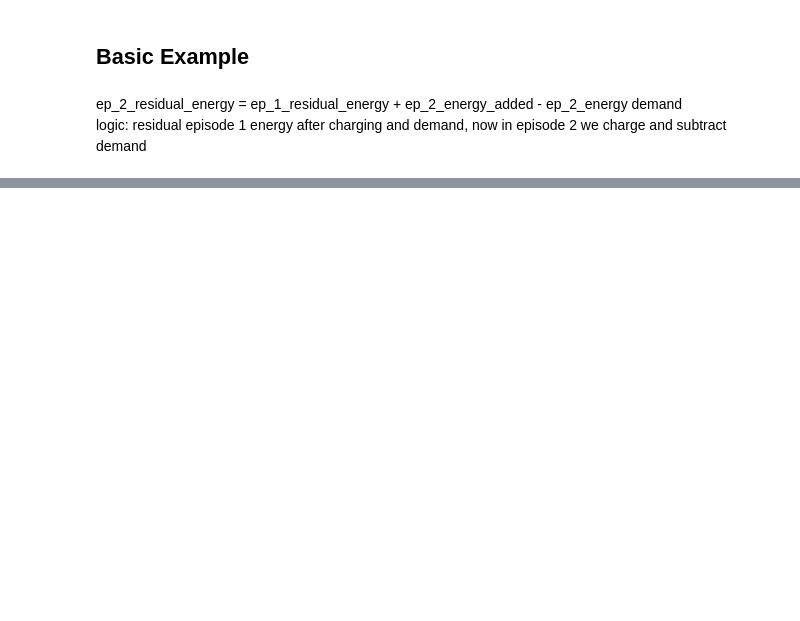
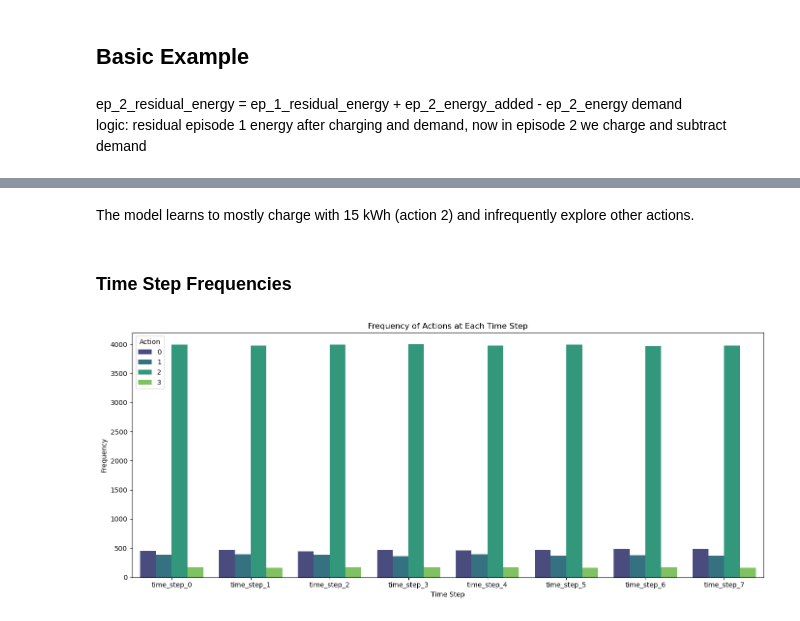
Before and after one commit to smolinde/Duracell_AAA_2024, a Jupyter notebook: Notebooks/Reinforcement_Learning.ipynb, the cells around one changed output, grey strips where cells are left out. Saved outputs shown, nothing was run; the diff lists cells and outputs as text; code cells hidden in the pictures; blank space fills up the shorter version.

```diff
--- a/Notebooks/Reinforcement_Learning.ipynb
+++ b/Notebooks/Reinforcement_Learning.ipynb
@@ -202,0 +451,32 @@ Episode 2: {'action_frequency': array([0., 0., 8., 0.]), 'actions_per_time_slot'
+# %% [markdown]
+The model learns to mostly charge with 15 kWh (action 2) and infrequently explore other actions.
+# %% [markdown]
+### Time Step Frequencies
+# %%
+def plot_time_step_frequencies(metrics_df, ax):
+    """Plot Time Step Frequency on axis."""
+
+    # melt the df from wide to long format
+    melted_df = metrics_df[['time_step_0', 'time_step_1',
+           'time_step_2', 'time_step_3', 'time_step_4', 'time_step_5',
+           'time_step_6', 'time_step_7']].melt(var_name='time_step', value_name='action', value_vars=[f'time_step_{i}' for i in range(8)])
+
+    # calculate the frequency of each action for each time step
+    frequency_df = melted_df.groupby(['time_step', 'action']).size().reset_index(name='count')
+
+    sns.barplot(x='time_step', y='count', hue='action', data=frequency_df, palette='viridis')
+
+    plt.xlabel('Time Step')
+    plt.ylabel('Frequency')
+    plt.title('Frequency of Actions at Each Time Step')
+    plt.legend(title='Action')
+
+
+fig, ax = plt.subplots(figsize=(14, 6))
+
+plot_time_step_frequencies(metrics_df, ax)
+
+plt.tight_layout()
+plt.show()
+# %% [output]
+[figure, added]
```
Also changed, not shown: parts of 21 cells of this notebook.
